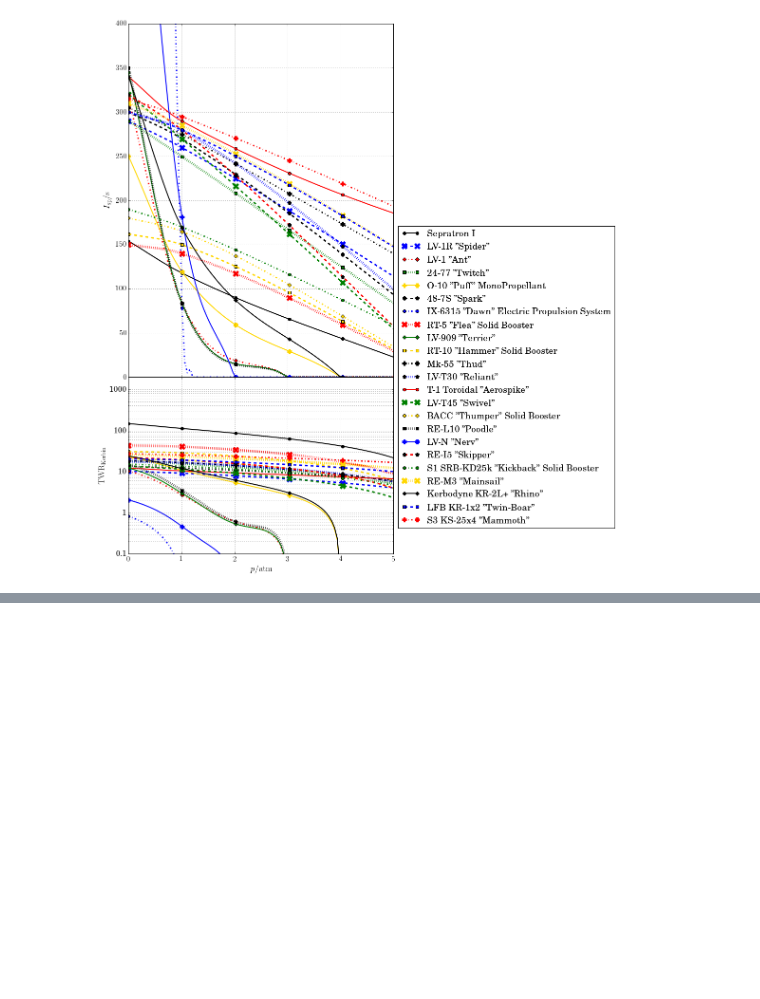
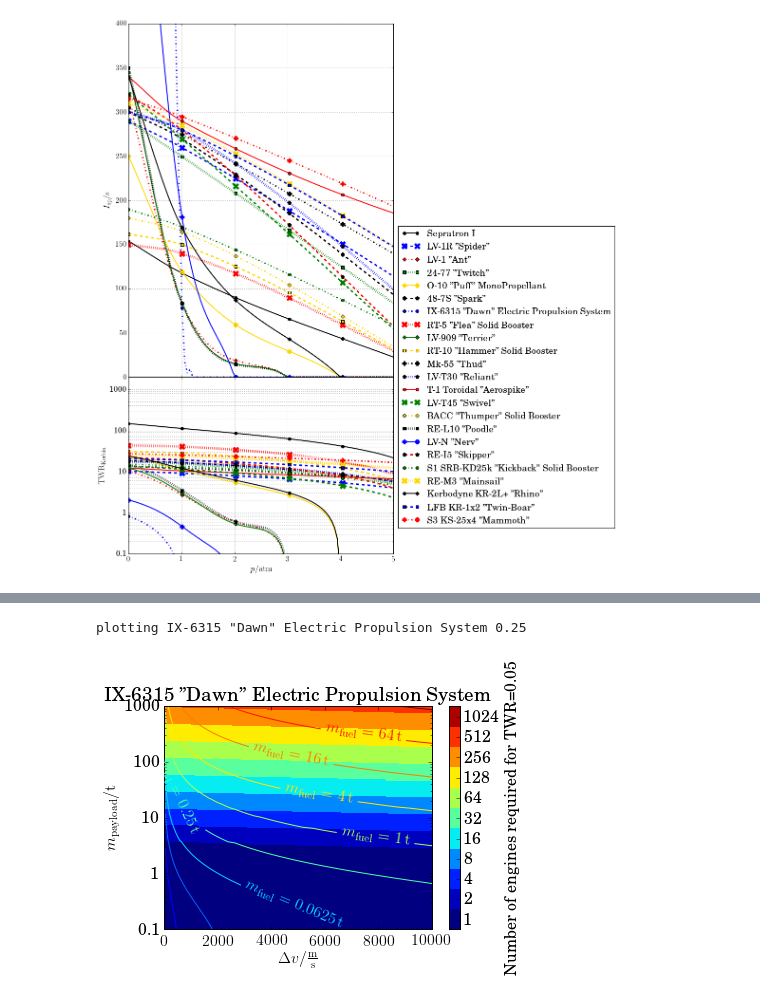
Before and after one commit to mueslo/KerbalPlot, a Jupyter notebook: kerbalplot.ipynb, the cells around one changed output, grey strips where cells are left out. Drawn from its saved outputs; the diff is of its cells as text; code cells hidden in the pictures; blank space fills up the shorter version.

```diff
--- a/kerbalplot.ipynb
+++ b/kerbalplot.ipynb
@@ -350,0 +281,41 @@ for args in plot_args[2:3]:
+# %%
+from ksptools import n_e
+
+res = (200, 200)
+dv = np.linspace(dv_min, dv_max, num=res[0]) #Δv
+m_p = np.logspace(np.log10(m_p_min), np.log10(m_p_max), num=res[1]) #payload mass
+Dv, M_p = np.meshgrid(dv, m_p)
+
+cmap = plt.get_cmap('jet')
+#mpl.colors.ListedColormap(['blue', 'green', 'red'])
+#bounds=[0,1.1,2.1, 10]
+#norm = mpl.colors.BoundaryNorm(bounds, cmap.N)
+
+e = engines[6]
+min_twr = .05
+print "plotting",e.name, e.mass
+n_engines = n_e(e, (Dv, M_p), min_twr=min_twr)
+m_fuel = (M_p + n_engines*e.mass)*(np.exp(Dv/(e.isp_func(0)*g0))-1)
+m_tot = m_fuel + M_p + n_engines*e.mass
+ax = plt.contourf(Dv, M_p, n_aerospike, locator=mpl.ticker.LogLocator(base=2.), vmin=1)
+plt.yscale("log")
+cb = plt.colorbar(format=mpl.ticker.ScalarFormatter(), label="Number of engines required for TWR={}".format(min_twr))
+ticks = np.array([1,2,4,8,16,32,64,128,256,512,1024])
+cb.set_ticks(ticks*np.log(2))
+cb.set_ticklabels(ticks)
+plt.xlabel(r"$\Delta v / \mathrm{\frac{m}{s}}$")
+plt.ylabel(r"$m_\mathrm{payload} / \mathrm{t}$")
+plt.title(e.name)
+plt.gca().yaxis.set_major_formatter(mpl.ticker.FormatStrFormatter('%.4G'))
+
+c_fuelmass = plt.contour(Dv, M_p, m_fuel, locator=mpl.ticker.LogLocator(base=2.))
+plt.clabel(c_fuelmass, fmt=r"$m_\mathrm{fuel}=%.4G\,\mathrm{t}$")
+
+#c_totmass = plt.contour(Dv, M_p, m_tot, locator=mpl.ticker.LogLocator(base=2.))
+#plt.clabel(c_totmass, fmt=r"$m_\mathrm{tot}=%.4G\,\mathrm{t}$")
+
+plt.show()
+#for ni in np.nditer(n_aerospike)
+# %% [output]
+plotting IX-6315 "Dawn" Electric Propulsion System 0.25
+[figure, added]
```
Also changed, not shown: parts of 8 cells of this notebook, 13 other files.
